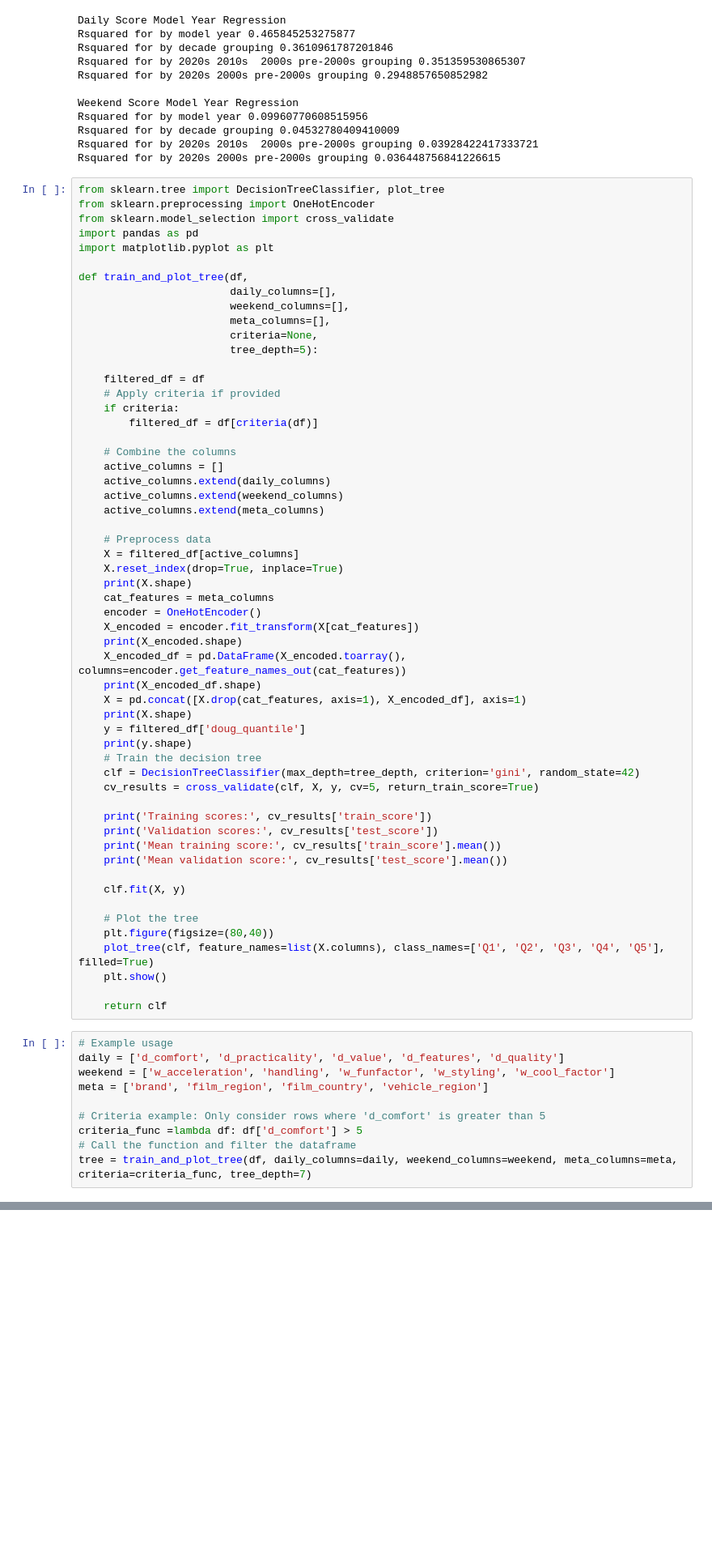
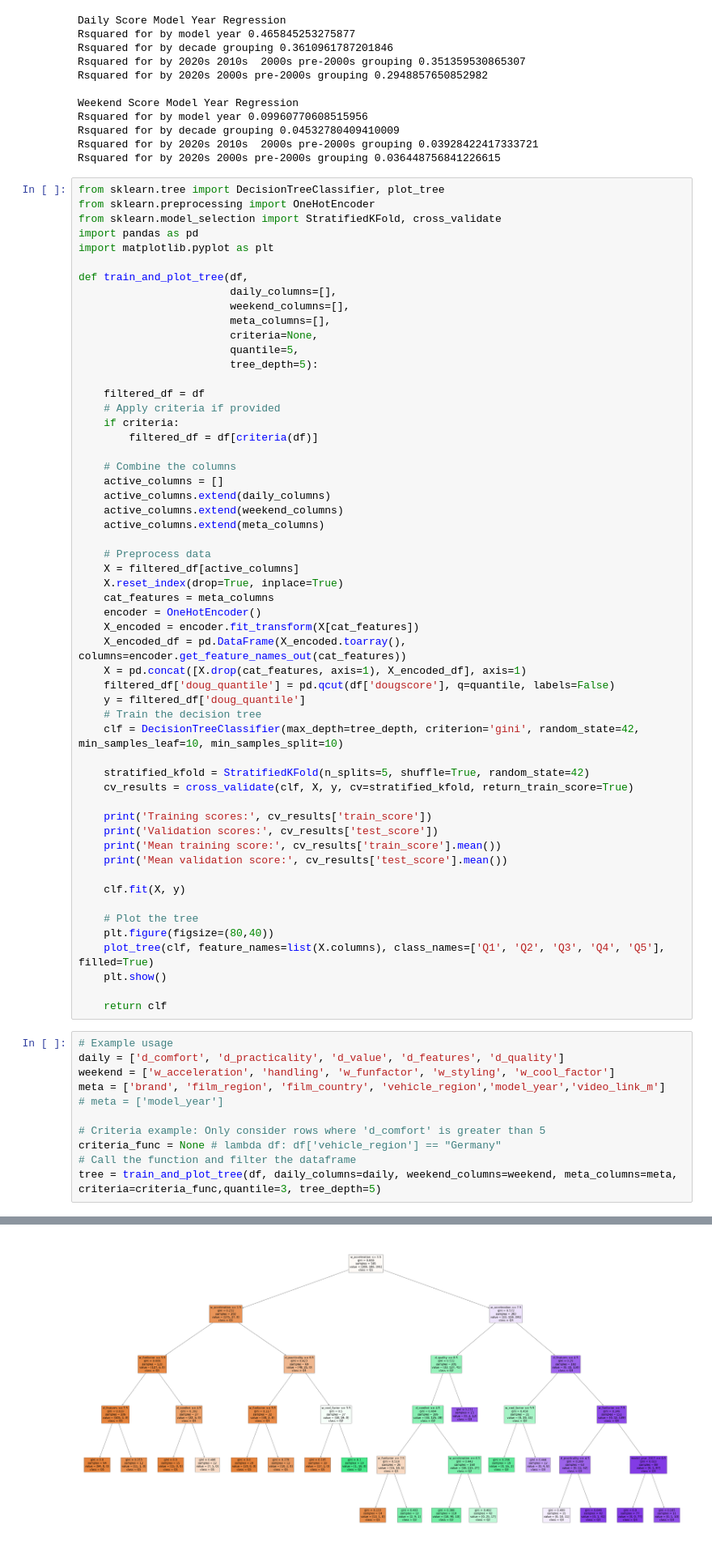
Before and after one commit to zcstarr/dougscore, a Jupyter notebook: dougs.ipynb, the cells around one changed output, grey strips where cells are left out. Shown at 81% size. Cells and saved outputs as stored; diff of their text form; blank space fills up the shorter version.

```diff
--- a/dougs.ipynb
+++ b/dougs.ipynb
@@ -225,7 +234,7 @@ Rsquared for by 2020s 2000s pre-2000s grouping 0.036448756841226615
 # %%
 from sklearn.tree import DecisionTreeClassifier, plot_tree
 from sklearn.preprocessing import OneHotEncoder
-from sklearn.model_selection import cross_validate
+from sklearn.model_selection import StratifiedKFold, cross_validate
 import pandas as pd
 import matplotlib.pyplot as plt
 
@@ -234,6 +243,7 @@ def train_and_plot_tree(df,
                         weekend_columns=[],
                         meta_columns=[],
                         criteria=None,
+                        quantile=5,
                         tree_depth=5):
 
     filtered_df = df
@@ -250,20 +260,18 @@ def train_and_plot_tree(df,
     # Preprocess data
     X = filtered_df[active_columns]
     X.reset_index(drop=True, inplace=True)
-    print(X.shape)
     cat_features = meta_columns
     encoder = OneHotEncoder()
     X_encoded = encoder.fit_transform(X[cat_features])
-    print(X_encoded.shape)
     X_encoded_df = pd.DataFrame(X_encoded.toarray(), columns=encoder.get_feature_names_out(cat_features))
-    print(X_encoded_df.shape)
     X = pd.concat([X.drop(cat_features, axis=1), X_encoded_df], axis=1)
-    print(X.shape)
+    filtered_df['doug_quantile'] = pd.qcut(df['dougscore'], q=quantile, labels=False)
     y = filtered_df['doug_quantile']
-    print(y.shape)
     # Train the decision tree
-    clf = DecisionTreeClassifier(max_depth=tree_depth, criterion='gini', random_state=42)
-    cv_results = cross_validate(clf, X, y, cv=5, return_train_score=True)
+    clf = DecisionTreeClassifier(max_depth=tree_depth, criterion='gini', random_state=42, min_samples_leaf=10, min_samples_split=10)
+
+    stratified_kfold = StratifiedKFold(n_splits=5, shuffle=True, random_state=42)
+    cv_results = cross_validate(clf, X, y, cv=stratified_kfold, return_train_score=True)
 
     print('Training scores:', cv_results['train_score'])
     print('Validation scores:', cv_results['test_score'])
@@ -282,10 +290,11 @@ def train_and_plot_tree(df,
 # Example usage
 daily = ['d_comfort', 'd_practicality', 'd_value', 'd_features', 'd_quality']
 weekend = ['w_acceleration', 'handling', 'w_funfactor', 'w_styling', 'w_cool_factor']
-meta = ['brand', 'film_region', 'film_country', 'vehicle_region']
+meta = ['brand', 'film_region', 'film_country', 'vehicle_region','model_year','video_link_m']
+# meta = ['model_year']
 
 # Criteria example: Only consider rows where 'd_comfort' is greater than 5
-criteria_func =lambda df: df['d_comfort'] > 5
+criteria_func = None # lambda df: df['vehicle_region'] == "Germany"
 # Call the function and filter the dataframe
-tree = train_and_plot_tree(df, daily_columns=daily, weekend_columns=weekend, meta_columns=meta, criteria=criteria_func, tree_depth=7)
+tree = train_and_plot_tree(df, daily_columns=daily, weekend_columns=weekend, meta_columns=meta, criteria=criteria_func,quantile=3, tree_depth=5)
 # %% [output]
@@ -298,3 +305,4 @@ ValueError: Found input variables with inconsistent numbers of samples: [452, 31
+[figure, added]
 # %%
 
 from sklearn.tree import DecisionTreeClassifier,plot_tree
```
Also changed, not shown: parts of 6 cells of this notebook.
